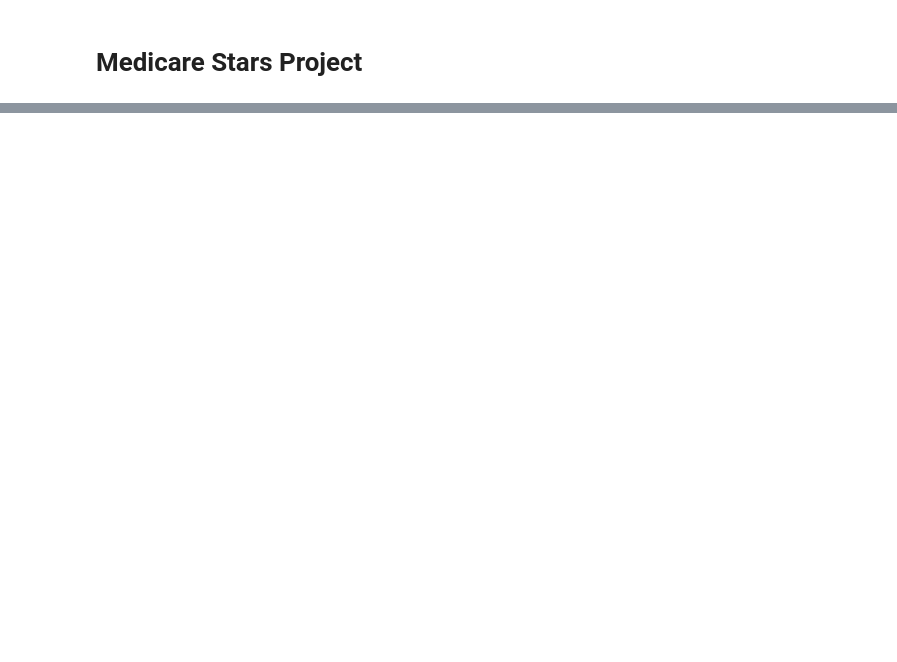
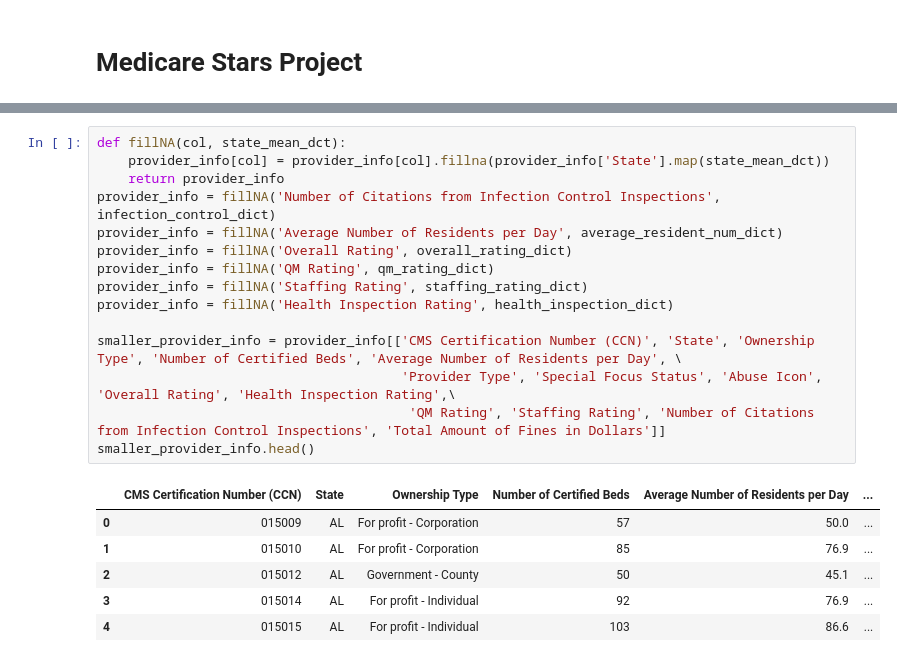
Before and after one commit to heiditam/medicare_stars, a Jupyter notebook: medicare.ipynb, the cells around one changed output, grey strips where cells are left out. Saved outputs shown, nothing was run; the diff lists cells and outputs as text; blank space fills up the shorter version.

```diff
--- a/medicare.ipynb
+++ b/medicare.ipynb
@@ -2,0 +55,22 @@
+# %%
+def fillNA(col, state_mean_dct):
+    provider_info[col] = provider_info[col].fillna(provider_info['State'].map(state_mean_dct))
+    return provider_info
+provider_info = fillNA('Number of Citations from Infection Control Inspections', infection_control_dict)
+provider_info = fillNA('Average Number of Residents per Day', average_resident_num_dict)
+provider_info = fillNA('Overall Rating', overall_rating_dict)
+provider_info = fillNA('QM Rating', qm_rating_dict)
+provider_info = fillNA('Staffing Rating', staffing_rating_dict)
+provider_info = fillNA('Health Inspection Rating', health_inspection_dict)
+
+smaller_provider_info = provider_info[['CMS Certification Number (CCN)', 'State', 'Ownership Type', 'Number of Certified Beds', 'Average Number of Residents per Day', \
+                                       'Provider Type', 'Special Focus Status', 'Abuse Icon', 'Overall Rating', 'Health Inspection Rating',\
+                                        'QM Rating', 'Staffing Rating', 'Number of Citations from Infection Control Inspections', 'Total Amount of Fines in Dollars']]
+smaller_provider_info.head()
+# %% [output]
+|  | CMS Certification Number (CCN) | State | Ownership Type | Number of Certified Beds | Average Number of Residents per Day | ... |
+| 0 | 015009 | AL | For profit - Corporation | 57 | 50.0 | ... |
+| 1 | 015010 | AL | For profit - Corporation | 85 | 76.9 | ... |
+| 2 | 015012 | AL | Government - County | 50 | 45.1 | ... |
+| 3 | 015014 | AL | For profit - Individual | 92 | 76.9 | ... |
+| 4 | 015015 | AL | For profit - Individual | 103 | 86.6 | ... |
```
Also changed, not shown: parts of 18 cells of this notebook.
